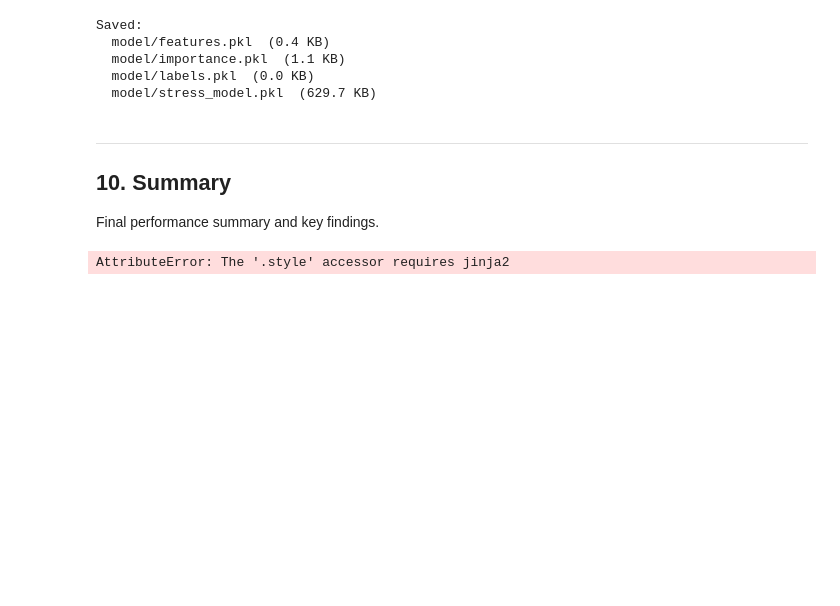
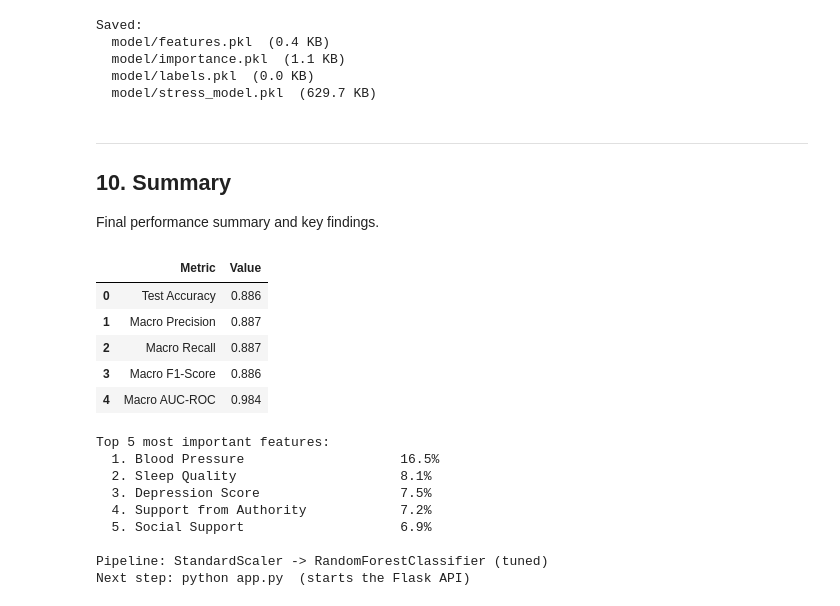
Before and after one commit to carolineehab7/MentalHealthTracker, a Jupyter notebook: backend/train_model.ipynb, the cells around one changed output. Saved outputs shown, nothing was run; the diff lists cells and outputs as text; code cells hidden in the pictures; blank space fills up the shorter version.

```diff
--- a/backend/train_model.ipynb
+++ b/backend/train_model.ipynb
@@ -172,6 +147,11 @@ Check whether the three stress-level classes are **balanced**. Severe imbalance
 # %%
 counts = df[TARGET_COL].value_counts().sort_index()
 labels = [LABEL_MAP[i] for i in counts.index]
+CLR = globals().get('CLR', {
+    'Low': '#059669',
+    'Moderate': '#d97706',
+    'High': '#dc2626',
+})
 colors = [CLR[l] for l in labels]
 
 fig, axes = plt.subplots(1, 2, figsize=(12, 4.5))
@@ -978,27 +958,41 @@ Final performance summary and key findings.
 # %%
 from sklearn.metrics import precision_score, recall_score, f1_score
 
 summary = pd.DataFrame({
     'Metric': [
         'Test Accuracy', 'Macro Precision', 'Macro Recall',
         'Macro F1-Score', 'Macro AUC-ROC',
     ],
     'Value': [
         f'{accuracy_score(y_test, y_pred):.3f}',
         f'{precision_score(y_test, y_pred, average="macro"):.3f}',
         f'{recall_score(y_test, y_pred, average="macro"):.3f}',
         f'{f1_score(y_test, y_pred, average="macro"):.3f}',
         f'{roc_auc_score(label_binarize(y_test, classes=[0,1,2]), y_prob, average="macro"):.3f}',
     ],
 })
 
-display(summary.style.set_properties(**{'text-align': 'left'}).hide(axis='index'))
+display(summary)
 
 print('\nTop 5 most important features:')
 for i, item in enumerate(compute_importance(best_pipeline)[:5], 1):
     print(f'  {i}. {item["label"]:32s}  {item["pct"]}%')
 
 print('\nPipeline: StandardScaler -> RandomForestClassifier (tuned)')
 print('Next step: python app.py  (starts the Flask API)')
 # %% [output]
+|  | Metric | Value |
+| 0 | Test Accuracy | 0.886 |
+| 1 | Macro Precision | 0.887 |
+| 2 | Macro Recall | 0.887 |
+| 3 | Macro F1-Score | 0.886 |
+| 4 | Macro AUC-ROC | 0.984 |
-AttributeError: The '.style' accessor requires jinja2
+Top 5 most important features:
+  1. Blood Pressure                    16.5%
+  2. Sleep Quality                     8.1%
+  3. Depression Score                  7.5%
+  4. Support from Authority            7.2%
+  5. Social Support                    6.9%
+
+Pipeline: StandardScaler -> RandomForestClassifier (tuned)
+Next step: python app.py  (starts the Flask API)
```
Also changed, not shown: parts of 7 cells of this notebook, 1 other file.
